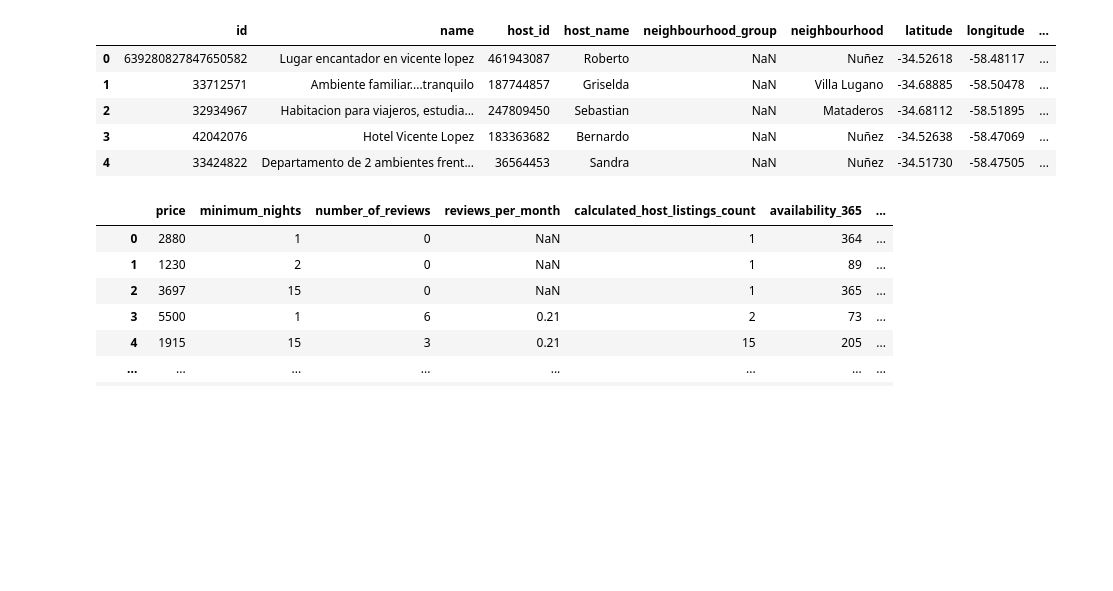
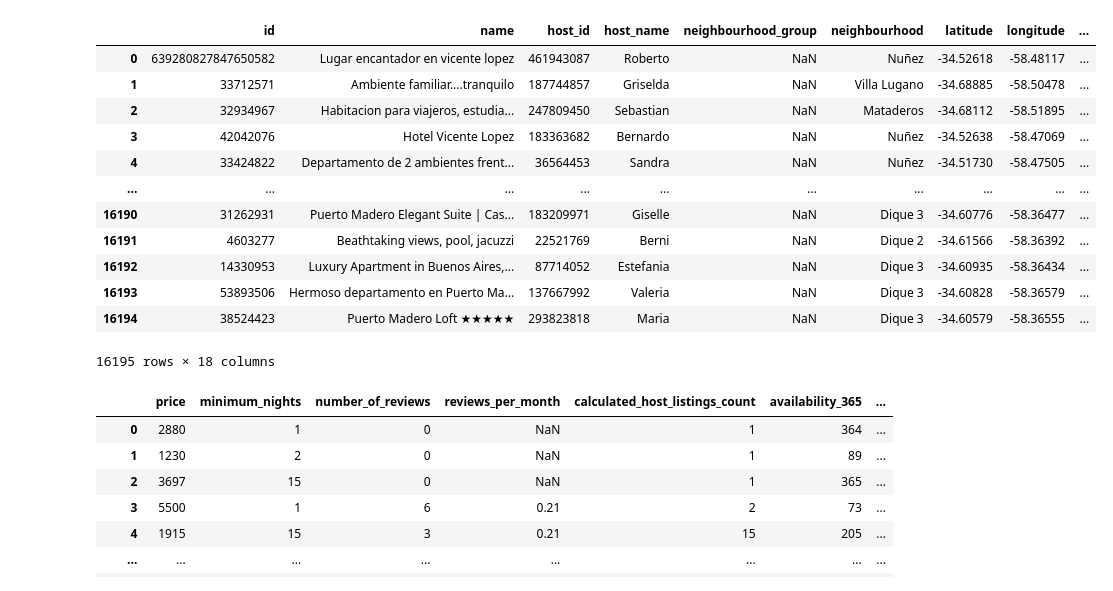
Before and after one commit to MaferLedmar/Actividad-2-Reto, a Jupyter notebook: BuenosAires.ipynb, the cells around one changed output. Cells and saved outputs as stored; diff of their text form; code cells hidden in the pictures; blank space fills up the shorter version.

Commit message:
Buenos Aires limpio csv

```diff
--- a/BuenosAires.ipynb
+++ b/BuenosAires.ipynb
@@ -8,14 +8,21 @@ import seaborn as sns
 # %%
 #Cargamos archivo
 df_Argentina= pd.read_csv('Buenos Aires.csv')
-df_Argentina.head()
+df_Argentina
 # %% [output]
 |  | id | name | host_id | host_name | neighbourhood_group | neighbourhood | latitude | longitude | ... |
 | 0 | 639280827847650582 | Lugar encantador en vicente lopez | 461943087 | Roberto | NaN | Nuñez | -34.52618 | -58.48117 | ... |
 | 1 | 33712571 | Ambiente familiar....tranquilo | 187744857 | Griselda | NaN | Villa Lugano | -34.68885 | -58.50478 | ... |
 | 2 | 32934967 | Habitacion para viajeros, estudia... | 247809450 | Sebastian | NaN | Mataderos | -34.68112 | -58.51895 | ... |
 | 3 | 42042076 | Hotel Vicente Lopez | 183363682 | Bernardo | NaN | Nuñez | -34.52638 | -58.47069 | ... |
 | 4 | 33424822 | Departamento de 2 ambientes frent... | 36564453 | Sandra | NaN | Nuñez | -34.51730 | -58.47505 | ... |
+| ... | ... | ... | ... | ... | ... | ... | ... | ... | ... |
+| 16190 | 31262931 | Puerto Madero Elegant Suite | Cas... | 183209971 | Giselle | NaN | Dique 3 | -34.60776 | -58.36477 | ... |
+| 16191 | 4603277 | Beathtaking views, pool, jacuzzi | 22521769 | Berni | NaN | Dique 2 | -34.61566 | -58.36392 | ... |
+| 16192 | 14330953 | Luxury Apartment in Buenos Aires,... | 87714052 | Estefania | NaN | Dique 3 | -34.60935 | -58.36434 | ... |
+| 16193 | 53893506 | Hermoso departamento en Puerto Ma... | 137667992 | Valeria | NaN | Dique 3 | -34.60828 | -58.36579 | ... |
+| 16194 | 38524423 | Puerto Madero Loft ★★★★★ | 293823818 | Maria | NaN | Dique 3 | -34.60579 | -58.36555 | ... |
+16195 rows × 18 columns
 # %%
 #Eliminamos columnas innecesarias para el análisis actual
 data = df_Argentina.copy()
```
Also changed, not shown: parts of 5 cells of this notebook, 1 other file.
